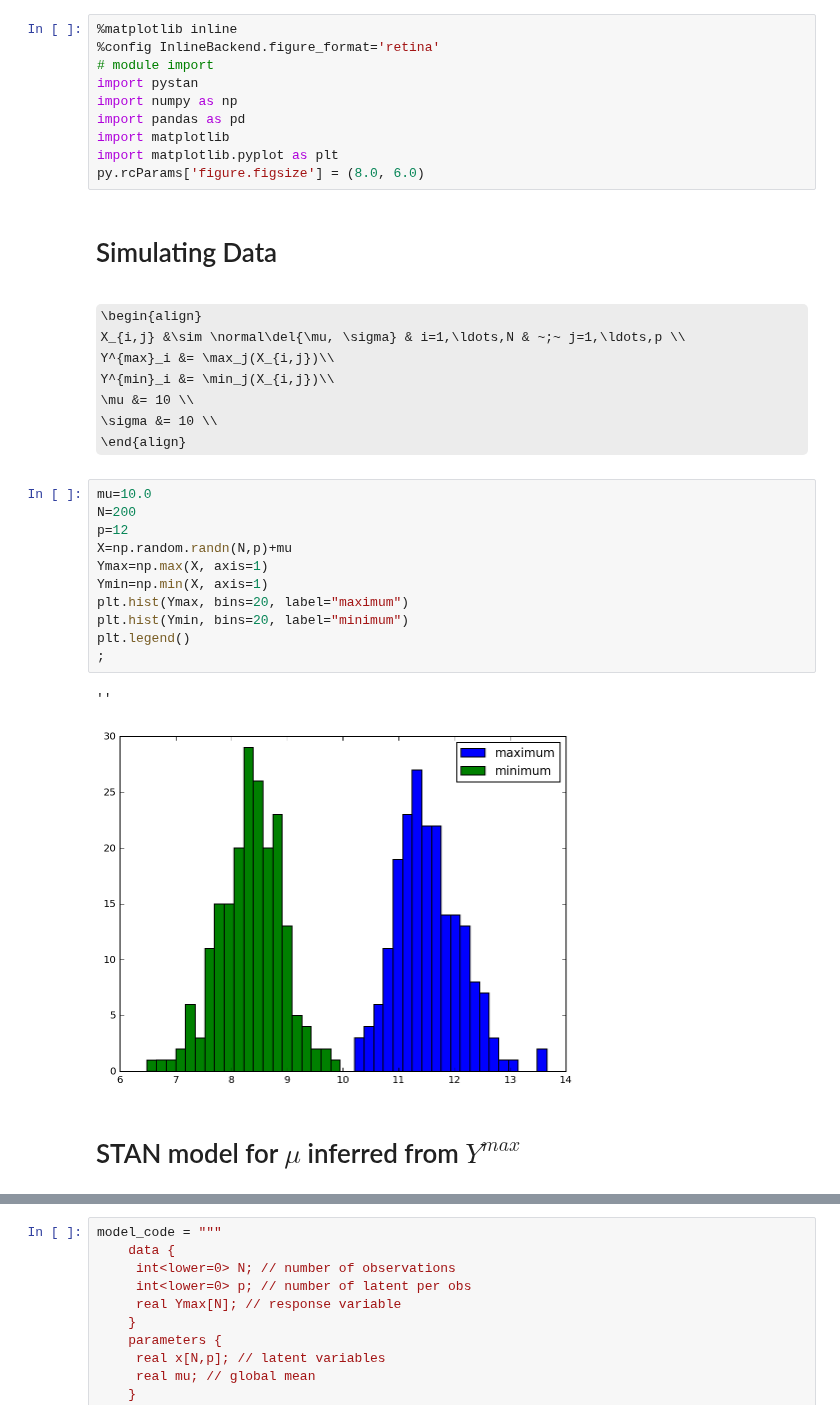
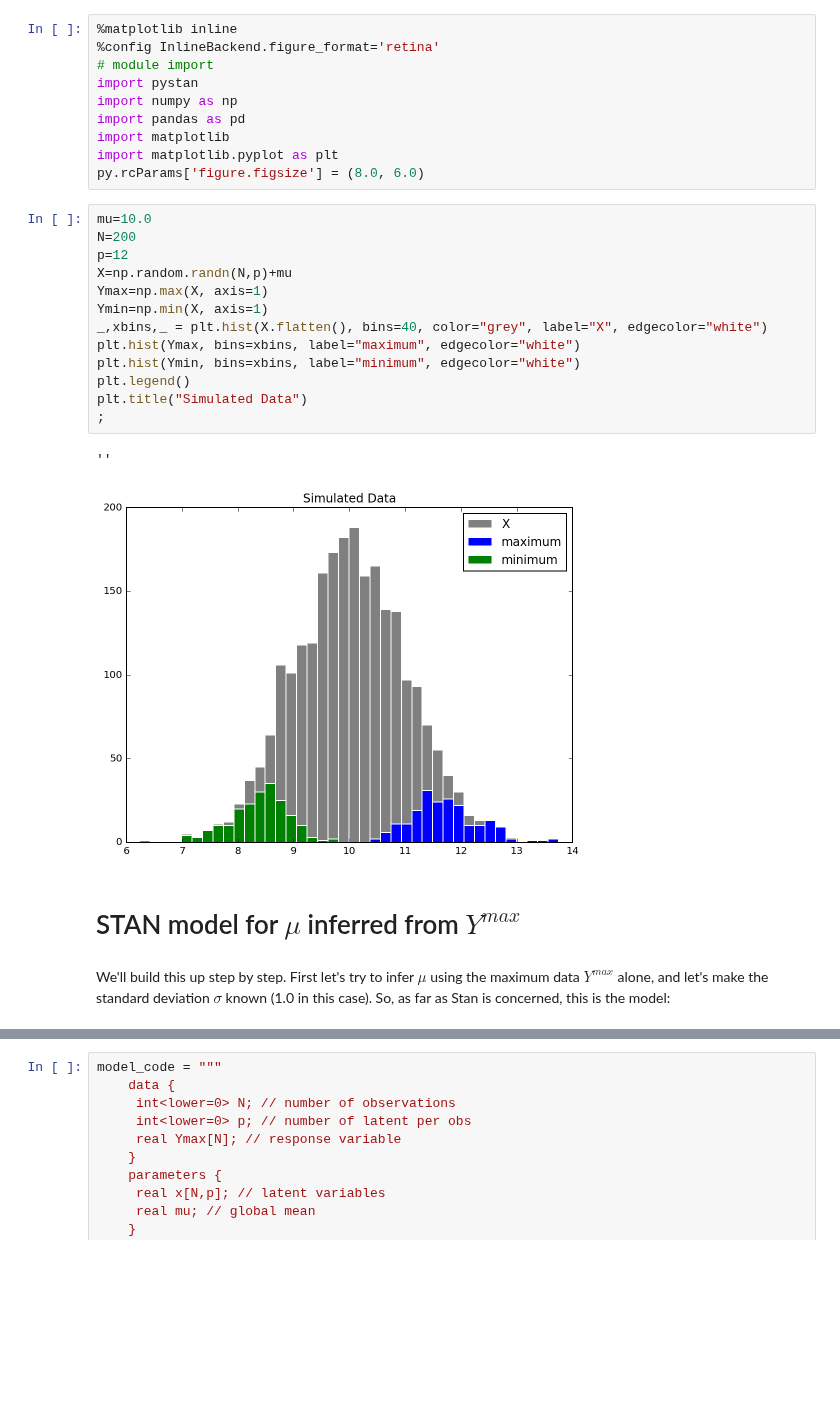
Before and after one commit to maximerischard/TemperatureImputations.jl, a Jupyter notebook: MaxInference.ipynb, the cells around one changed output, grey strips where cells are left out. Saved outputs shown, nothing was run; the diff lists cells and outputs as text; some formulas as TeX source; blank space fills up the shorter version.

Commit message:
add sigma parameter to toy model

```diff
--- a/MaxInference.ipynb
+++ b/MaxInference.ipynb
@@ -64,32 +78,26 @@ import pandas as pd
 import matplotlib
 import matplotlib.pyplot as plt
 py.rcParams['figure.figsize'] = (8.0, 6.0)
-# %% [markdown]
-# Simulating Data
-# %% [markdown]
-\begin{align}
-    X_{i,j} &\sim \normal\del{\mu, \sigma} & i=1,\ldots,N & ~;~ j=1,\ldots,p \\
-    Y^{max}_i &= \max_j(X_{i,j})\\
-    Y^{min}_i &= \min_j(X_{i,j})\\
-    \mu &= 10 \\
-    \sigma &= 10 \\
-\end{align}
 # %%
 mu=10.0
 N=200
 p=12
 X=np.random.randn(N,p)+mu
 Ymax=np.max(X, axis=1)
 Ymin=np.min(X, axis=1)
-plt.hist(Ymax, bins=20, label="maximum")
-plt.hist(Ymin, bins=20, label="minimum")
+_,xbins,_ = plt.hist(X.flatten(), bins=40, color="grey", label="X", edgecolor="white")
+plt.hist(Ymax, bins=xbins, label="maximum", edgecolor="white")
+plt.hist(Ymin, bins=xbins, label="minimum", edgecolor="white")
 plt.legend()
+plt.title("Simulated Data")
 ;
 # %% [output]
 ''
-[figure, old version]
+[figure, new version]
 # %% [markdown]
 # STAN model for $\mu$ inferred from $Y^{max}$
+# %% [markdown]
+We'll build this up step by step. First let's try to infer $\mu$ using the maximum data $Y^{max}$ alone, and let's make the standard deviation $\sigma$ known (1.0 in this case). So, as far as Stan is concerned, this is the model:
 # %% [markdown]
 \begin{align}
     X_{i,j} &\sim \normal\del{\mu, 1.0} & i=1,\ldots,N & ~;~ j=1,\ldots,p \\
```
Also changed, not shown: parts of 29 cells of this notebook.
